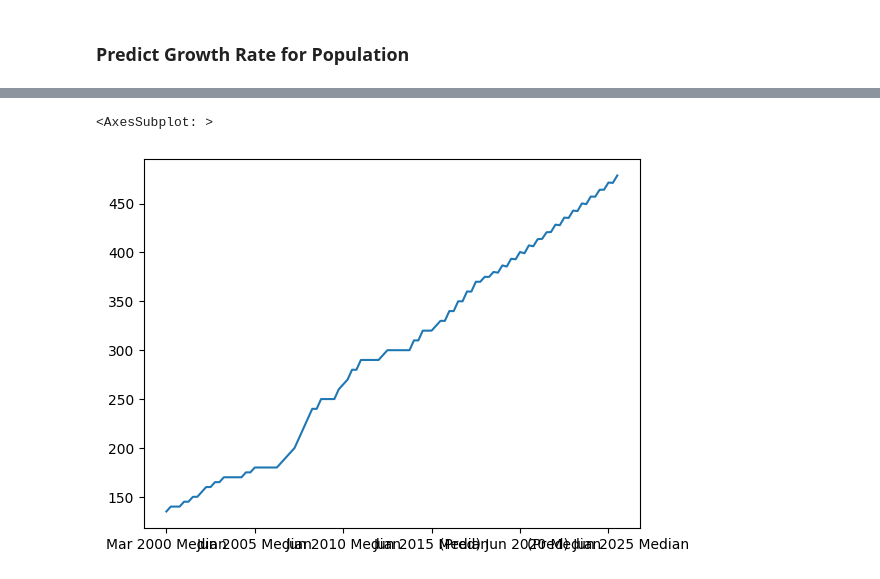
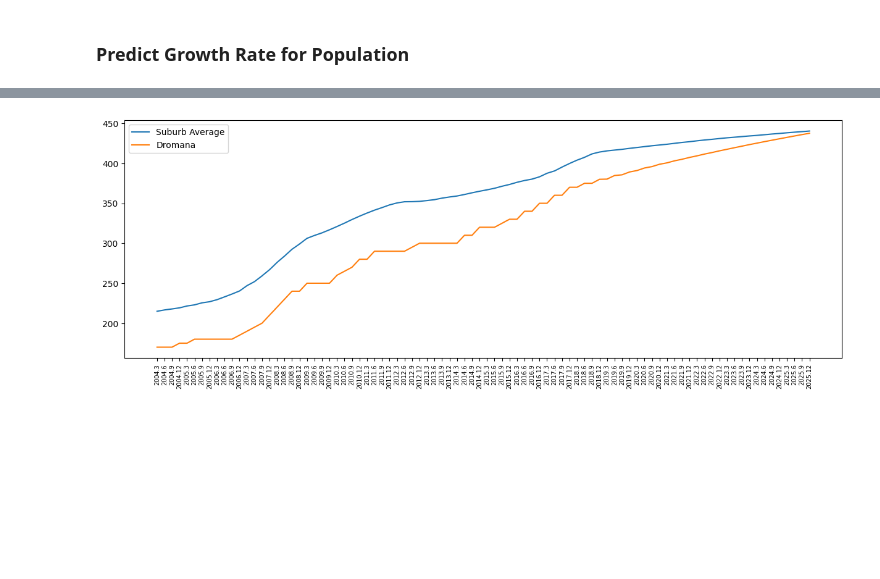
Before and after one commit to MAST30034-Applied-Data-Science/generic-real-estate-consulting-project-group-26, a Jupyter notebook: notebooks/Q2 Predict Growth Rate.ipynb, the cells around one changed output, grey strips where cells are left out. Cells and saved outputs as stored; diff of their text form; code cells hidden in the pictures; blank space fills up the shorter version.

Commit message:
Update growth rate prediction and get some plots

```diff
--- a/notebooks/Q2 Predict Growth Rate.ipynb
+++ b/notebooks/Q2 Predict Growth Rate.ipynb
@@ -18,6 +22,8 @@ select_income = income[income['Suburb'].isin(target_suburb)].drop_duplicates(['S
 time_income = select_income.set_index('Suburb').drop('SA2_code', axis=1)
 # %%
 select_rental = rental[rental['Suburb'].isin(target_suburb)].drop_duplicates(['Suburb'])
-cols = [0] + list(range(2,152,2))
+# Select median rantal price from 2004 to 2018
+# There are incorrect values before 2004
+cols = [0] + list(range(32,152,2))
 time_rental = select_rental.iloc[:, cols].set_index('Suburb')
 # %%
@@ -28,7 +72,7 @@ time_rental = time_rental.apply(lambda x: x.fillna(x.mean()),axis=0)
 # %%
-# train autoregression
 all_predictions = list()
 for X in time_rental.values:
-    model = AutoReg(X, lags=15)
+    model = AutoReg(X, lags=10) # this value is tuned using train test split and observing MSE
     model_fit = model.fit()
-    all_predictions.append(model_fit.predict(start=len(X), end=len(X)+27, dynamic=True))
+    # predict rental price in seasons, until 2025
+    all_predictions.append(model_fit.predict(start=len(X), end=len(X)+27, dynamic=False))
@@ -45,5 +81,14 @@ pred.columns = COLS
 # %%
+# Set column name to format {year}.{month}
 predict_rent = pd.concat([time_rental, pred.set_index(time_rental.index)], axis=1)
+month = ['3', '6', '9', '12']
+cols = []
+year = list(range(2004,2026))
+year = [str(x) for x in year]
+for i in year:
+    for j in month:
+        cols.append(f'{i}.{j}')
+predict_rent.columns = cols
 # %%
 predict_rent
 # %% [output]
@@ -277,5 +334,11 @@ predict_income.loc['DROMANA'].plot()
 # %%
-predict_rent.loc['DROMANA'].plot()
+# We can Visualise suburb with highest ranking to observe some pattern
+plt.rcParams['figure.figsize'] = [15,5]
+plt.plot(predict_rent.mean(), label="Suburb Average")
+plt.plot(predict_rent.loc['DROMANA'], label="Dromana")
+plt.tick_params(axis='x',labelsize=7,rotation=90)
+plt.legend(loc="upper left")
+plt.savefig('../plots/Dromana_rental_growth')
+plt.show()
 # %% [output]
-<AxesSubplot: >
-[figure, old version]
+[figure, new version]
```
Also changed, not shown: parts of 35 cells of this notebook, 4 other files.
